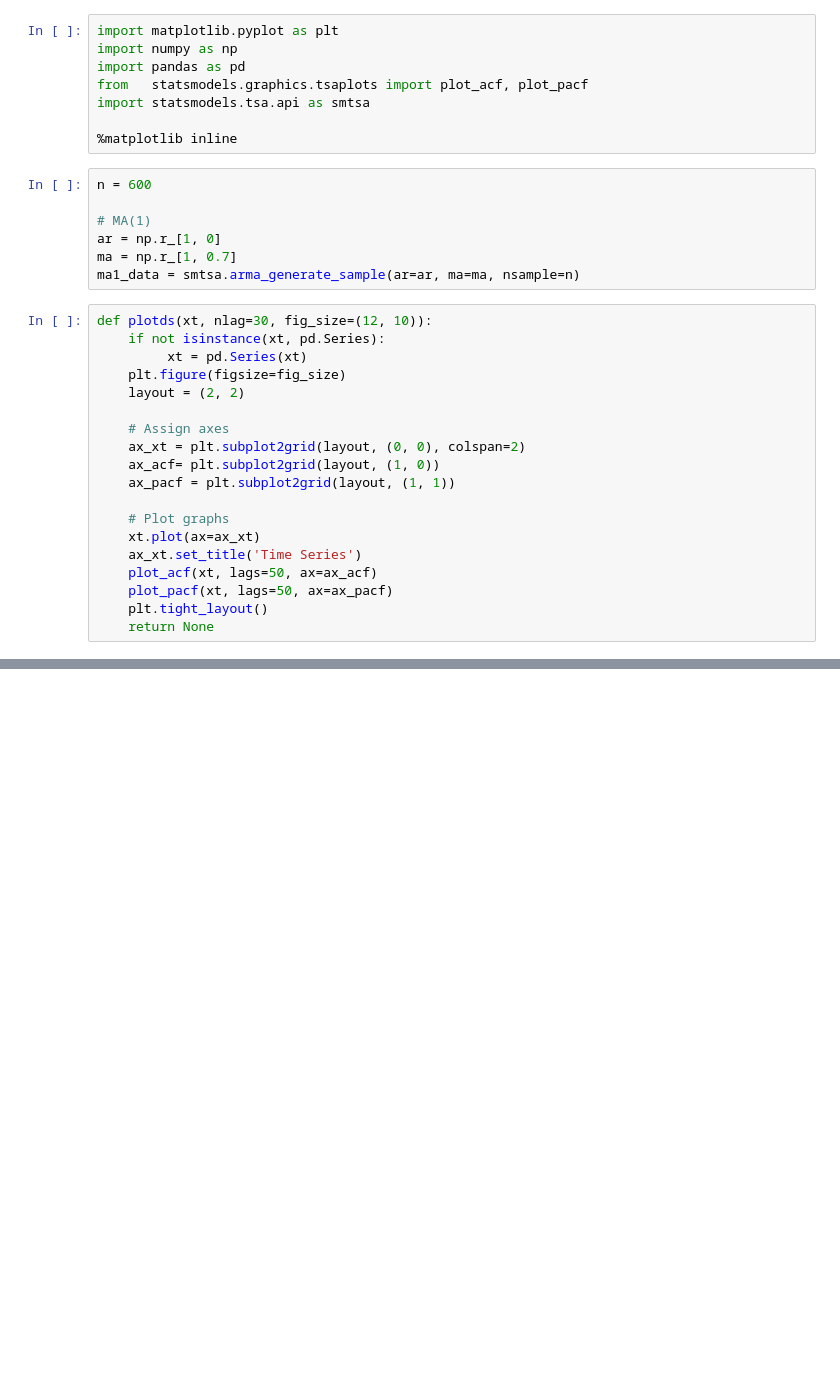
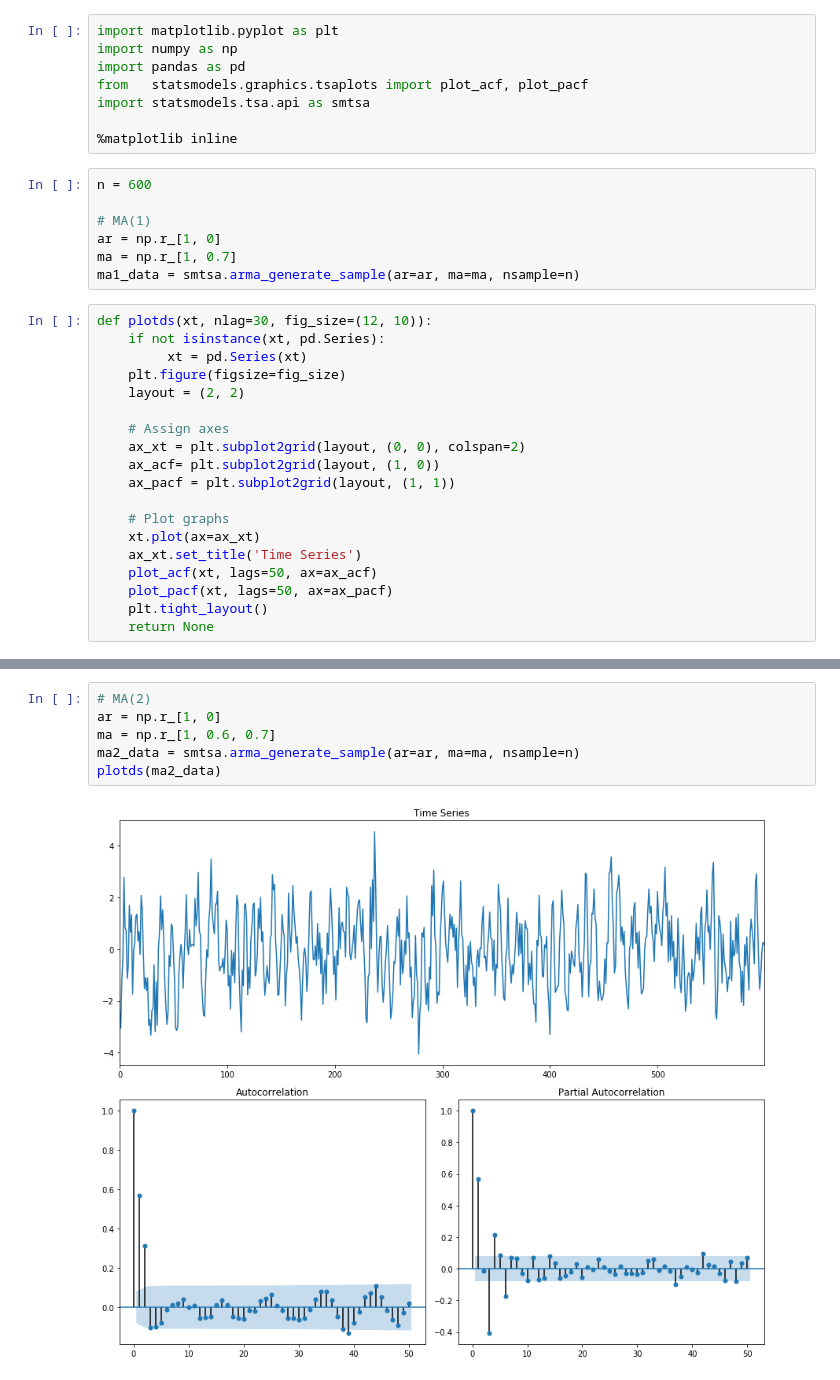
Before and after one commit to damiansp/TS, a Jupyter notebook: python/practical_TSA/04_ARIMA_models/04b_moving_average_models.py.ipynb, the cells around one changed output, grey strips where cells are left out. Cells and saved outputs as stored; diff of their text form; blank space fills up the shorter version.

```diff
--- a/python/practical_TSA/04_ARIMA_models/04b_moving_average_models.py.ipynb
+++ b/python/practical_TSA/04_ARIMA_models/04b_moving_average_models.py.ipynb
@@ -38,0 +39,8 @@ plotds(ma1_data)
+# %%
+# MA(2)
+ar = np.r_[1, 0]
+ma = np.r_[1, 0.6, 0.7]
+ma2_data = smtsa.arma_generate_sample(ar=ar, ma=ma, nsample=n)
+plotds(ma2_data)
+# %% [output]
+[figure, added]
```
Also changed, not shown: parts of 3 cells of this notebook.
